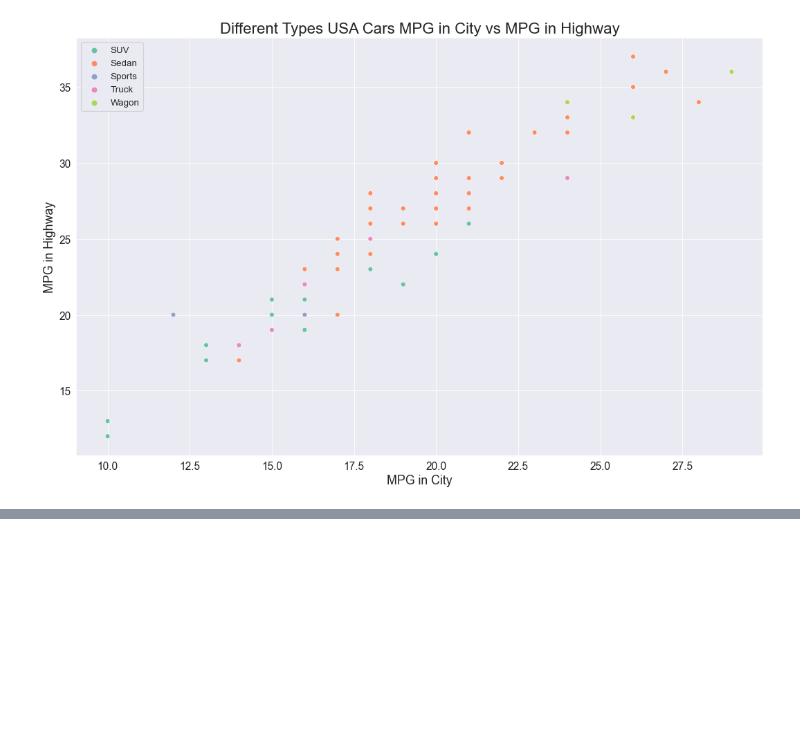
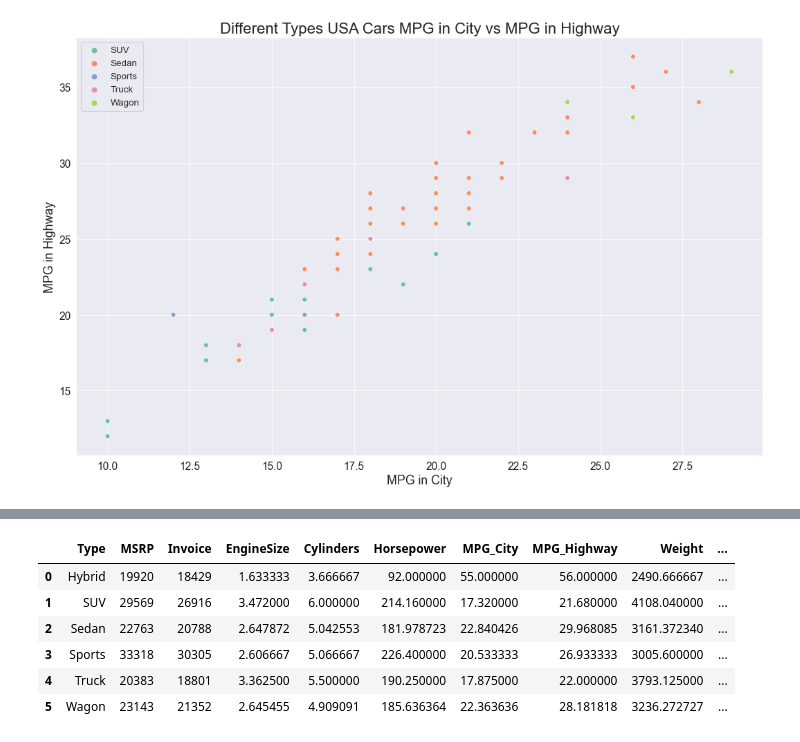
Before and after one commit to shamimsikder/Data-Visualization-Exercises, a Jupyter notebook: Cars Data Visualization.ipynb, the cells around one changed output, grey strips where cells are left out. Saved outputs shown, nothing was run; the diff lists cells and outputs as text; code cells hidden in the pictures; blank space fills up the shorter version.

```diff
--- a/Cars Data Visualization.ipynb
+++ b/Cars Data Visualization.ipynb
@@ -458,0 +544,14 @@ plt.legend(loc=2,fontsize=12);
+# %%
+asia_cars.Invoice = asia_cars.Invoice.astype(int)
+
+asia_cars.MSRP = asia_cars.MSRP.astype(int)
+
+asia_cars
+# %% [output]
+|  | Type | MSRP | Invoice | EngineSize | Cylinders | Horsepower | MPG_City | MPG_Highway | Weight | ... |
+| 0 | Hybrid | 19920 | 18429 | 1.633333 | 3.666667 | 92.000000 | 55.000000 | 56.000000 | 2490.666667 | ... |
+| 1 | SUV | 29569 | 26916 | 3.472000 | 6.000000 | 214.160000 | 17.320000 | 21.680000 | 4108.040000 | ... |
+| 2 | Sedan | 22763 | 20788 | 2.647872 | 5.042553 | 181.978723 | 22.840426 | 29.968085 | 3161.372340 | ... |
+| 3 | Sports | 33318 | 30305 | 2.606667 | 5.066667 | 226.400000 | 20.533333 | 26.933333 | 3005.600000 | ... |
+| 4 | Truck | 20383 | 18801 | 3.362500 | 5.500000 | 190.250000 | 17.875000 | 22.000000 | 3793.125000 | ... |
+| 5 | Wagon | 23143 | 21352 | 2.645455 | 4.909091 | 185.636364 | 22.363636 | 28.181818 | 3236.272727 | ... |
```
Also changed, not shown: parts of 12 cells of this notebook.
